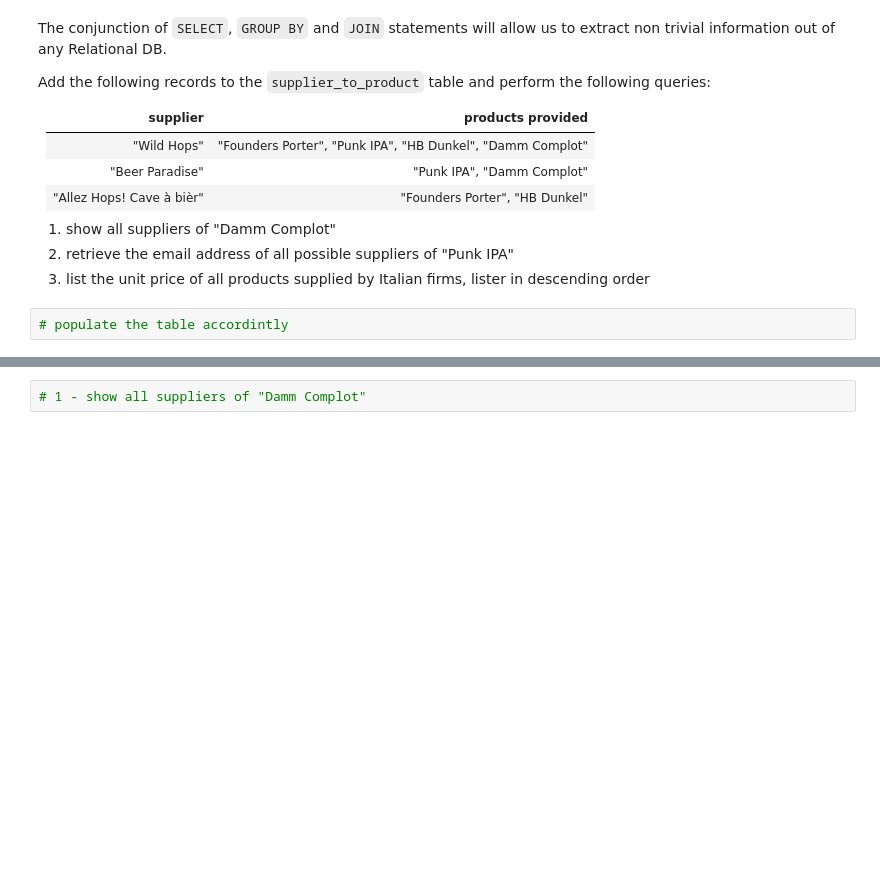
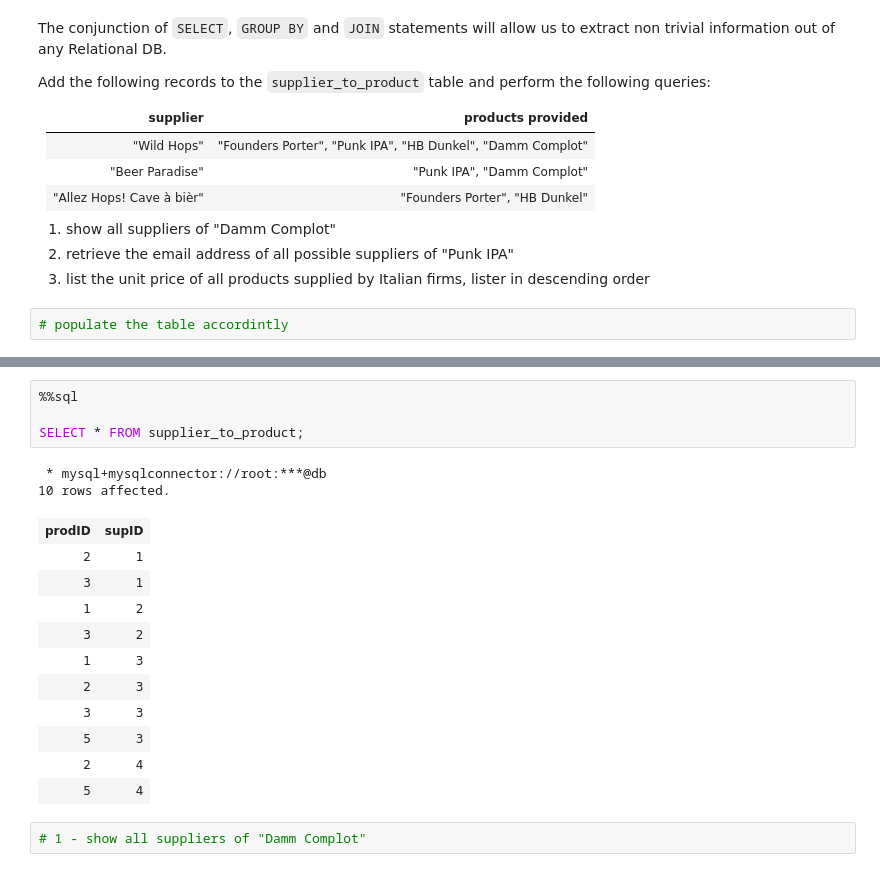
Before and after one commit to NicolaZomer/MAPD-B, a Jupyter notebook: mysql/notebooks/MySQL.ipynb, the cells around one changed output, grey strips where cells are left out. Saved outputs shown, nothing was run; the diff lists cells and outputs as text; blank space fills up the shorter version.

```diff
--- a/mysql/notebooks/MySQL.ipynb
+++ b/mysql/notebooks/MySQL.ipynb
@@ -1374,2 +1509,20 @@ Add the following records to the `supplier_to_product` table and perform the fol
+# %%
+%%sql
+
+SELECT * FROM supplier_to_product;
+# %% [output]
+ * mysql+mysqlconnector://root:***@db
+10 rows affected.
+| prodID | supID |
+| 2 | 1 |
+| 3 | 1 |
+| 1 | 2 |
+| 3 | 2 |
+| 1 | 3 |
+| 2 | 3 |
+| 3 | 3 |
+| 5 | 3 |
+| 2 | 4 |
+| 5 | 4 |
 # %%
 # 1 - show all suppliers of "Damm Complot"
```
Also changed, not shown: parts of 69 cells of this notebook, 19 other files.
